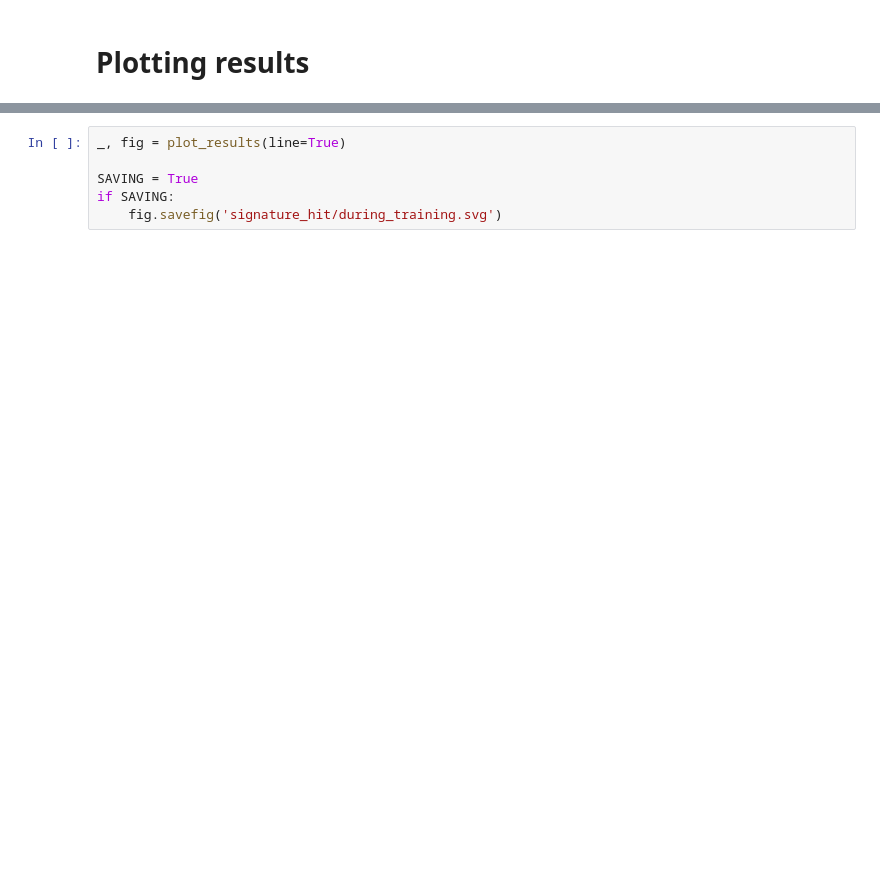
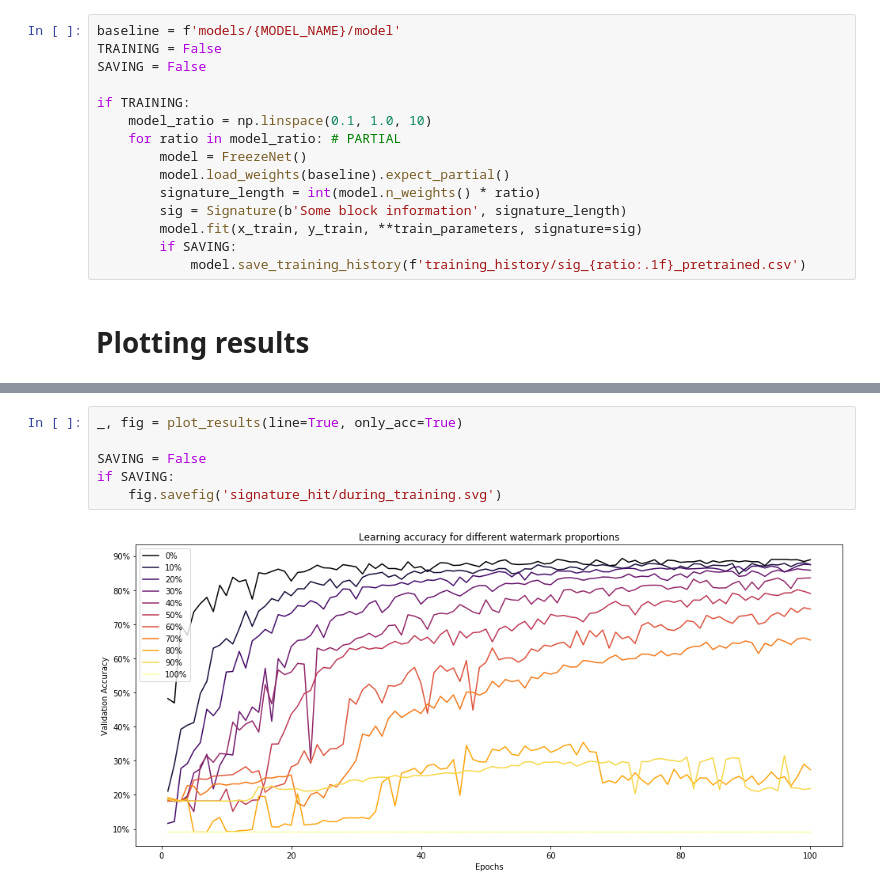
Before and after one commit to Wizdore/FreezeNET, a Jupyter notebook: grey-box/model_cifar10.ipynb, the cells around one changed output, grey strips where cells are left out. Saved outputs shown, nothing was run; the diff lists cells and outputs as text; blank space fills up the shorter version.

```diff
--- a/grey-box/model_cifar10.ipynb
+++ b/grey-box/model_cifar10.ipynb
@@ -180,3 +304,18 @@ Epoch 4/50
+# %%
+baseline = f'models/{MODEL_NAME}/model'
+TRAINING = False
+SAVING = False
+
+if TRAINING:
+    model_ratio = np.linspace(0.1, 1.0, 10)
+    for ratio in model_ratio: # PARTIAL
+        model = FreezeNet()
+        model.load_weights(baseline).expect_partial()
+        signature_length = int(model.n_weights() * ratio)
+        sig = Signature(b'Some block information', signature_length)
+        model.fit(x_train, y_train, **train_parameters, signature=sig)
+        if SAVING:
+            model.save_training_history(f'training_history/sig_{ratio:.1f}_pretrained.csv')
 # %% [markdown]
 # Plotting results
 # %%
@@ -221,8 +384,10 @@ def plot_results(scatter=False, regression=False, line=False):
 
     return ax, fig
 # %%
-_, fig = plot_results(line=True)
+_, fig = plot_results(line=True, only_acc=True)
 
-SAVING = True
+SAVING = False
 if SAVING:
     fig.savefig('signature_hit/during_training.svg')
+# %% [output]
+[figure, added]
```
Also changed, not shown: parts of 22 cells of this notebook, 37 other files.
